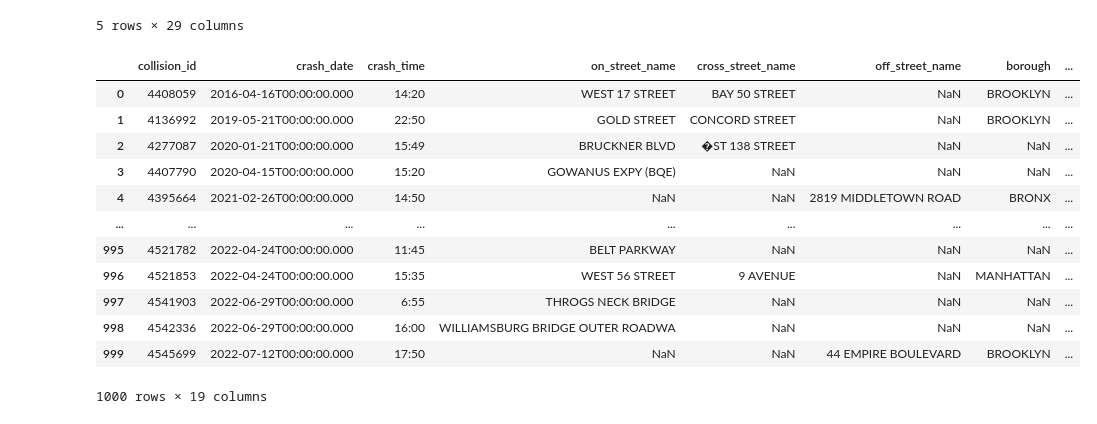
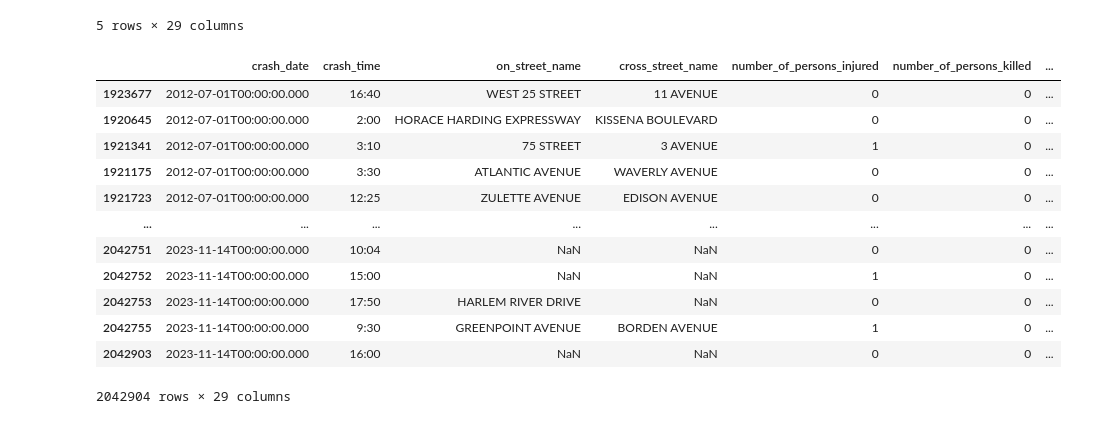
Before and after one commit to ReiannaLiu/MotorVehicleCollision, a Jupyter notebook: data_cleaning_process/collision_data_cleaning.ipynb, the cells around one changed output. Drawn from its saved outputs; the diff is of its cells as text; code cells hidden in the pictures.

```diff
--- a/data_cleaning_process/collision_data_cleaning.ipynb
+++ b/data_cleaning_process/collision_data_cleaning.ipynb
@@ -2,6 +2,7 @@
 import requests
 import pandas as pd
 
-# Fetch data from the API
-collision_response = requests.get("https://data.cityofnewyork.us/resource/h9gi-nx95.json")
-collision_data = collision_response.json()
+def fetch_data(limit, offset):
+    collision_response = requests.get("https://data.cityofnewyork.us/resource/h9gi-nx95.json", params = {"$limit": limit, "$offset": offset})
+    collision_data = collision_response.json()
+    return collision_data
@@ -18,0 +9,8 @@ collision_df.head(5)
+# %%
+total_records = 2500000
+collision_df = pd.DataFrame()
+
+for offset in range (0, total_records, 50000):
+    collision_data = fetch_data(limit=50000, offset=offset)
+    collision_df = pd.concat([collision_df, pd.DataFrame(collision_data)], ignore_index=True)
+collision_df.info()
@@ -37,16 +57,17 @@ collision_clean_df = collision_df[[
 # %%
-collision_clean_df.sort_values(by='crash_date', ascending=True).reset_index(drop=True)
+collision_clean_df = collision_df.copy()
+collision_clean_df.sort_values(by='crash_date', ascending=True)
 # %% [output]
-|  | collision_id | crash_date | crash_time | on_street_name | cross_street_name | off_street_name | borough | ... |
-| 0 | 4408059 | 2016-04-16T00:00:00.000 | 14:20 | WEST 17 STREET | BAY 50 STREET | NaN | BROOKLYN | ... |
-| 1 | 4136992 | 2019-05-21T00:00:00.000 | 22:50 | GOLD STREET | CONCORD STREET | NaN | BROOKLYN | ... |
-| 2 | 4277087 | 2020-01-21T00:00:00.000 | 15:49 | BRUCKNER BLVD | �ST 138 STREET | NaN | NaN | ... |
-| 3 | 4407790 | 2020-04-15T00:00:00.000 | 15:20 | GOWANUS EXPY (BQE) | NaN | NaN | NaN | ... |
-| 4 | 4395664 | 2021-02-26T00:00:00.000 | 14:50 | NaN | NaN | 2819 MIDDLETOWN ROAD | BRONX | ... |
-| ... | ... | ... | ... | ... | ... | ... | ... | ... |
-| 995 | 4521782 | 2022-04-24T00:00:00.000 | 11:45 | BELT PARKWAY | NaN | NaN | NaN | ... |
-| 996 | 4521853 | 2022-04-24T00:00:00.000 | 15:35 | WEST 56 STREET | 9 AVENUE | NaN | MANHATTAN | ... |
-| 997 | 4541903 | 2022-06-29T00:00:00.000 | 6:55 | THROGS NECK BRIDGE | NaN | NaN | NaN | ... |
-| 998 | 4542336 | 2022-06-29T00:00:00.000 | 16:00 | WILLIAMSBURG BRIDGE OUTER ROADWA | NaN | NaN | NaN | ... |
-| 999 | 4545699 | 2022-07-12T00:00:00.000 | 17:50 | NaN | NaN | 44 EMPIRE BOULEVARD | BROOKLYN | ... |
+|  | crash_date | crash_time | on_street_name | cross_street_name | number_of_persons_injured | number_of_persons_killed | ... |
+| 1923677 | 2012-07-01T00:00:00.000 | 16:40 | WEST 25 STREET | 11 AVENUE | 0 | 0 | ... |
+| 1920645 | 2012-07-01T00:00:00.000 | 2:00 | HORACE HARDING EXPRESSWAY | KISSENA BOULEVARD | 0 | 0 | ... |
+| 1921341 | 2012-07-01T00:00:00.000 | 3:10 | 75 STREET | 3 AVENUE | 1 | 0 | ... |
+| 1921175 | 2012-07-01T00:00:00.000 | 3:30 | ATLANTIC AVENUE | WAVERLY AVENUE | 0 | 0 | ... |
+| 1921723 | 2012-07-01T00:00:00.000 | 12:25 | ZULETTE AVENUE | EDISON AVENUE | 0 | 0 | ... |
+| ... | ... | ... | ... | ... | ... | ... | ... |
+| 2042751 | 2023-11-14T00:00:00.000 | 10:04 | NaN | NaN | 0 | 0 | ... |
+| 2042752 | 2023-11-14T00:00:00.000 | 15:00 | NaN | NaN | 1 | 0 | ... |
+| 2042753 | 2023-11-14T00:00:00.000 | 17:50 | HARLEM RIVER DRIVE | NaN | 0 | 0 | ... |
+| 2042755 | 2023-11-14T00:00:00.000 | 9:30 | GREENPOINT AVENUE | BORDEN AVENUE | 1 | 0 | ... |
+| 2042903 | 2023-11-14T00:00:00.000 | 16:00 | NaN | NaN | 0 | 0 | ... |
-1000 rows × 19 columns
+2042904 rows × 29 columns
```
Also changed, not shown: parts of 23 cells of this notebook, 1 other file.
